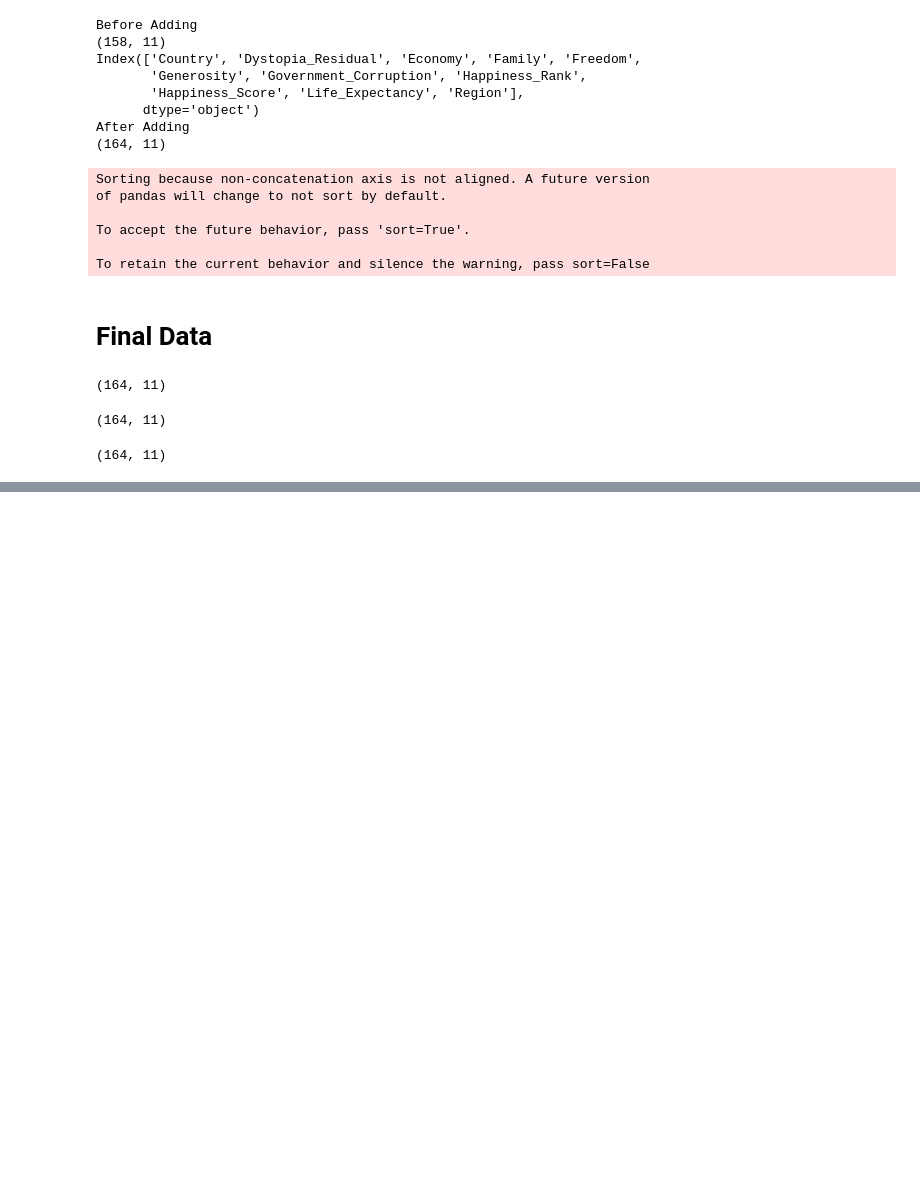
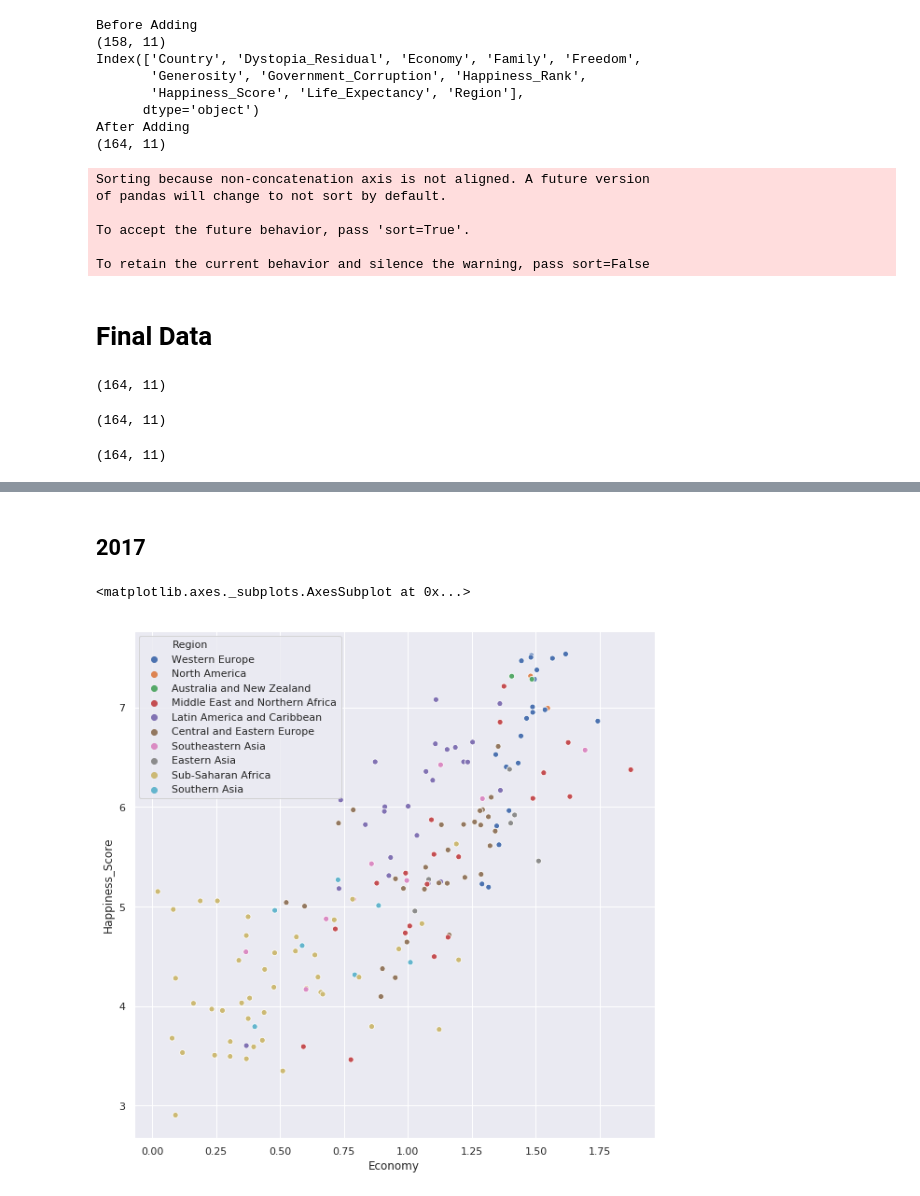
Before and after one commit to ddb95/Data_Science_and_ML_Projects, a Jupyter notebook: happinessReport/worldHappinessReport.ipynb, the cells around one changed output, grey strips where cells are left out. Saved outputs shown, nothing was run; the diff lists cells and outputs as text; code cells hidden in the pictures; blank space fills up the shorter version.

```diff
--- a/happinessReport/worldHappinessReport.ipynb
+++ b/happinessReport/worldHappinessReport.ipynb
@@ -548,0 +637,7 @@ data2017.shape
+# %% [markdown]
+## 2017
+# %%
+sns.scatterplot('Economy', 'Happiness_Score',hue='Region', data=data2017)
+# %% [output]
+<matplotlib.axes._subplots.AxesSubplot at 0x...>
+[figure, added]
```
Also changed, not shown: parts of 21 cells of this notebook.
